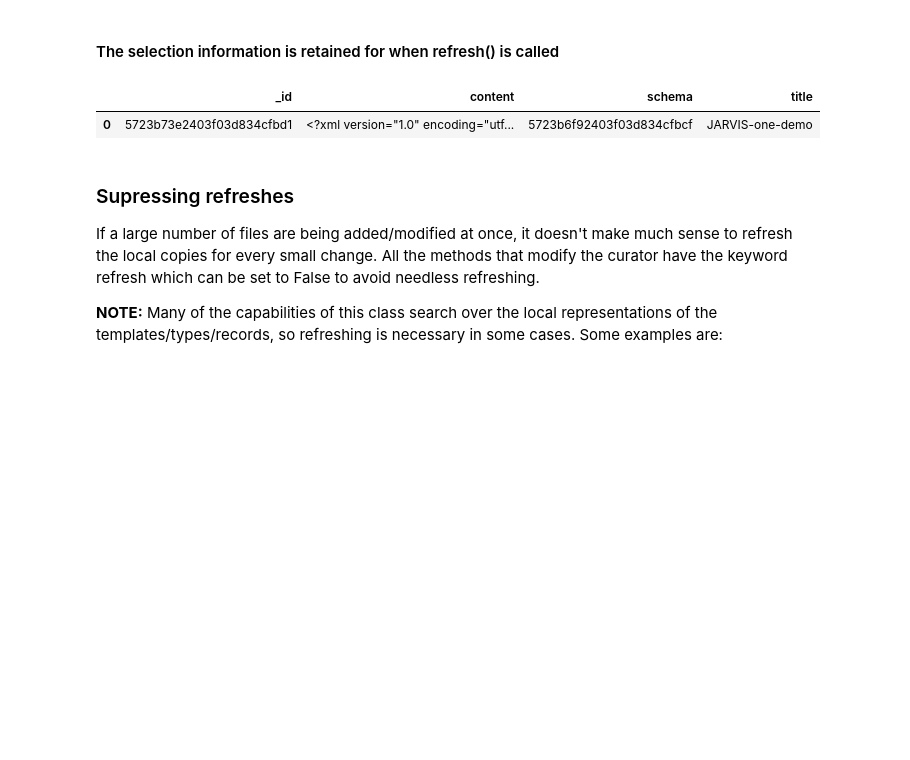
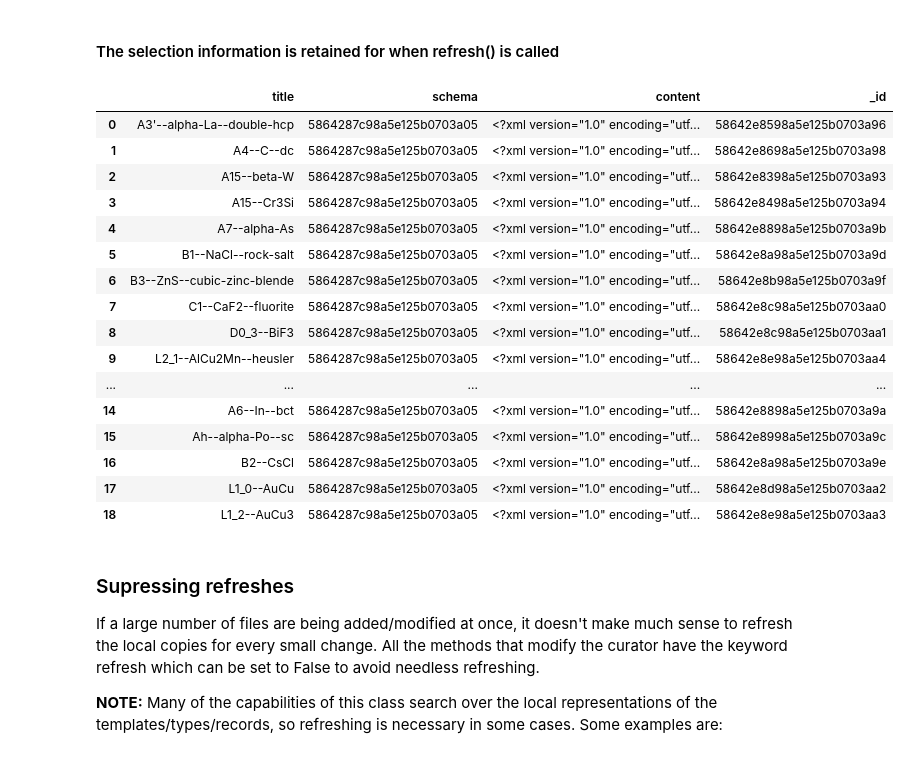
Before and after one commit to MDCS-community/MDCS-api-tools, a Jupyter notebook: MDCS class demonstration.ipynb, the cells around one changed output. Cells and saved outputs as stored; diff of their text form; code cells hidden in the pictures; blank space fills up the shorter version.

Commit message:
Update documentation

```diff
--- a/MDCS class demonstration.ipynb
+++ b/MDCS class demonstration.ipynb
@@ -427,11 +409,7 @@ print end-start, 'seconds'
 #### Reinitialize iprhub without loading records
 # %%
 start = time.time()
-iprhub = mdcs.MDCS(host='https://iprhub.nist.gov/',
-                   user='lmh1',
-                   pswd='C:/users/lmh1/documents/iprhub/iprhub_password.txt',
-                   cert='C:/users/lmh1/documents/iprhub/iprhub-ca.pem',
-                   build_records=False)
+local =  mdcs.MDCS(host='http://127.0.0.1:8000/', user='admin', pswd='admin', build_records=False)
 end = time.time()
 print end-start, 'seconds'
 # %% [output]
@@ -487,11 +456,26 @@ iprhub.records
 # %% [markdown]
 #### The selection information is retained for when refresh() is called
 # %%
-iprhub.refresh()
-iprhub.records
+local.refresh()
+local.records
 # %% [output]
-|  | _id | content | schema | title |
-| 0 | 5723b73e2403f03d834cfbd1 | <?xml version="1.0" encoding="utf... | 5723b6f92403f03d834cfbcf | JARVIS-one-demo |
+|  | title | schema | content | _id |
+| 0 | A3'--alpha-La--double-hcp | 5864287c98a5e125b0703a05 | <?xml version="1.0" encoding="utf... | 58642e8598a5e125b0703a96 |
+| 1 | A4--C--dc | 5864287c98a5e125b0703a05 | <?xml version="1.0" encoding="utf... | 58642e8698a5e125b0703a98 |
+| 2 | A15--beta-W | 5864287c98a5e125b0703a05 | <?xml version="1.0" encoding="utf... | 58642e8398a5e125b0703a93 |
+| 3 | A15--Cr3Si | 5864287c98a5e125b0703a05 | <?xml version="1.0" encoding="utf... | 58642e8498a5e125b0703a94 |
+| 4 | A7--alpha-As | 5864287c98a5e125b0703a05 | <?xml version="1.0" encoding="utf... | 58642e8898a5e125b0703a9b |
+| 5 | B1--NaCl--rock-salt | 5864287c98a5e125b0703a05 | <?xml version="1.0" encoding="utf... | 58642e8a98a5e125b0703a9d |
+| 6 | B3--ZnS--cubic-zinc-blende | 5864287c98a5e125b0703a05 | <?xml version="1.0" encoding="utf... | 58642e8b98a5e125b0703a9f |
+| 7 | C1--CaF2--fluorite | 5864287c98a5e125b0703a05 | <?xml version="1.0" encoding="utf... | 58642e8c98a5e125b0703aa0 |
+| 8 | D0_3--BiF3 | 5864287c98a5e125b0703a05 | <?xml version="1.0" encoding="utf... | 58642e8c98a5e125b0703aa1 |
+| 9 | L2_1--AlCu2Mn--heusler | 5864287c98a5e125b0703a05 | <?xml version="1.0" encoding="utf... | 58642e8e98a5e125b0703aa4 |
+| ... | ... | ... | ... | ... |
+| 14 | A6--In--bct | 5864287c98a5e125b0703a05 | <?xml version="1.0" encoding="utf... | 58642e8898a5e125b0703a9a |
+| 15 | Ah--alpha-Po--sc | 5864287c98a5e125b0703a05 | <?xml version="1.0" encoding="utf... | 58642e8998a5e125b0703a9c |
+| 16 | B2--CsCl | 5864287c98a5e125b0703a05 | <?xml version="1.0" encoding="utf... | 58642e8a98a5e125b0703a9e |
+| 17 | L1_0--AuCu | 5864287c98a5e125b0703a05 | <?xml version="1.0" encoding="utf... | 58642e8d98a5e125b0703aa2 |
+| 18 | L1_2--AuCu3 | 5864287c98a5e125b0703a05 | <?xml version="1.0" encoding="utf... | 58642e8e98a5e125b0703aa3 |
 # %% [markdown]
 ### Supressing refreshes
 
```
Also changed, not shown: parts of 31 cells of this notebook.
